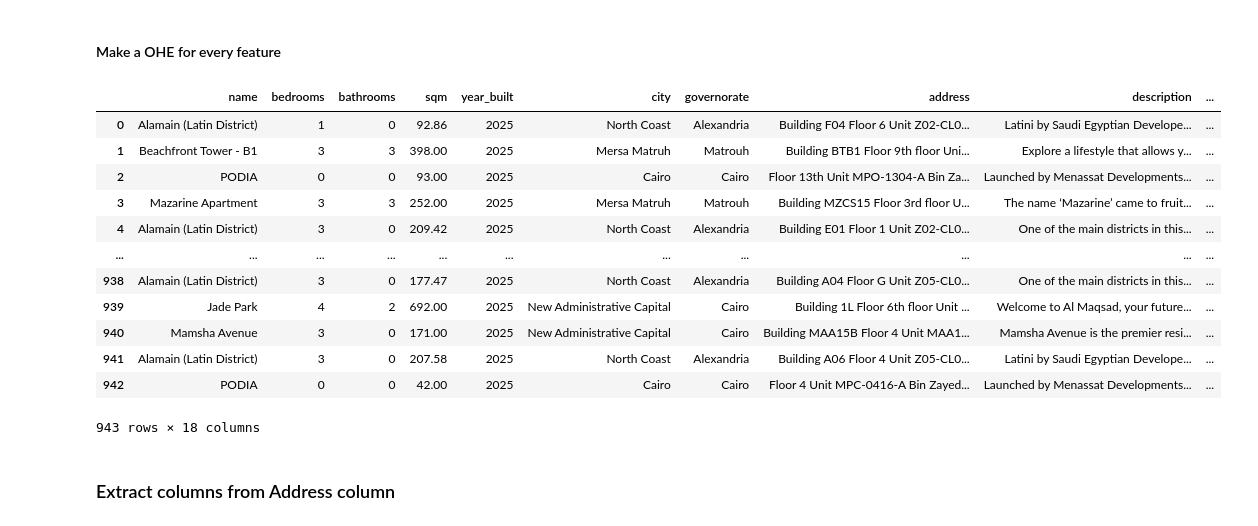
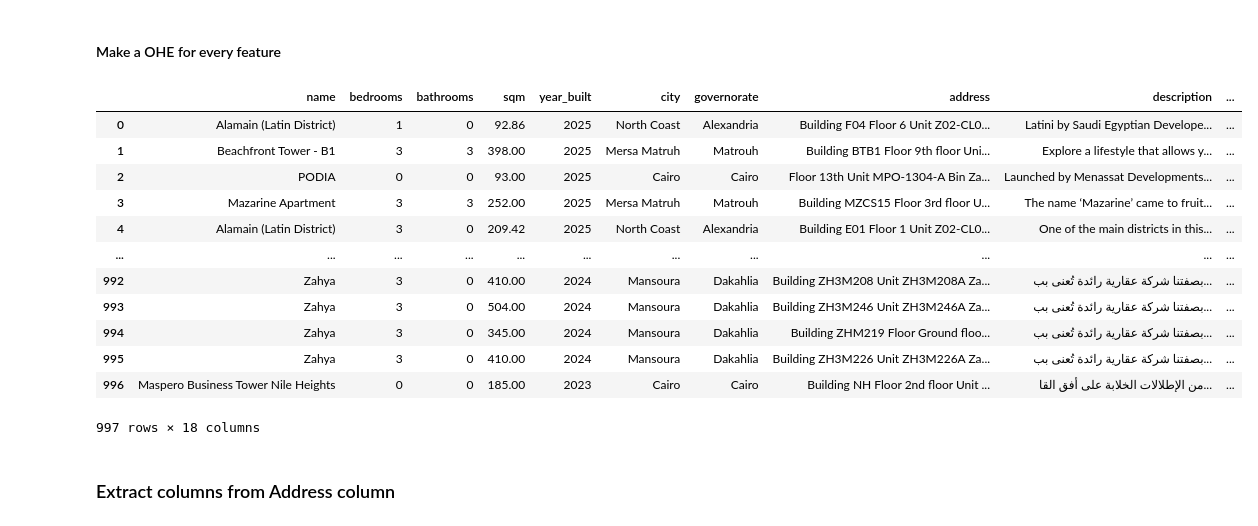
Before and after one commit to MinaAlberDS/Codveda-Internship, a Jupyter notebook: Level 1/Task 2/Data_cleaning.ipynb, the cells around one changed output. Cells and saved outputs as stored; diff of their text form; code cells hidden in the pictures.

```diff
--- a/Level 1/Task 2/Data_cleaning.ipynb
+++ b/Level 1/Task 2/Data_cleaning.ipynb
@@ -12,7 +12,7 @@ import numpy as np
 pd.set_option("display.max_columns", None)
 
 # load the collected data
-re_df = pd.read_csv(r"D:\Data science project\Data science\Codveda-internship\Level 1\Task 1\real_estates_data(new).csv")
+re_df = pd.read_csv(r"D:\Programming\Data_science\Codveda-Internship\Level 1\Task 1\real_estates_data_except_2025.csv")
 
 # Preview the data
 print("The Real Estates data")
@@ -197,11 +219,23 @@ array(['Apartment', 'Office', 'Retail', 'Twinhouse', 'Villa', 'Townhouse',
 # %% [markdown]
 Combine some of them to reduce the dummy variables
 # %%
+### Combine sub types
+
 re_df["propertySubType"].replace(["Twinhouse", "Townhouse"], "Attached Houses", inplace=True)
 re_df["propertySubType"].replace(["Apartment", "Penthouse", "Duplex"], "Apartment", inplace=True)
 re_df["propertySubType"].replace(["Retail", 'Retail Building/Mall'], "Retail", inplace=True)
 re_df["propertySubType"].replace("property.Types.CABANA", "Cabana", inplace=True)
+
+# Replace Arabic sub types to English ones
 re_df["propertySubType"].replace("Office", "Office (Commercial - Professional)")
+re_df["propertySubType"].replace({
+    "توين هاوس": "Attached Houses",
+    "تاون هاوس": "Attached Houses",
+    "فيلا": "Villa",
+    "مبنى البيع بالتجزئة / مول": "Retail",
+    "مكتب": "Office",
+    "محل تجاري": "Retail"
+}, inplace=True)
 
 re_df["propertySubType"].unique()
 # %% [output]
@@ -270,36 +315,48 @@ Name: count, dtype: int64
 #### Make a OHE for every feature
 # %%
 # Combine features into grouped columns
-main_facilities = ['Electricity Available', 'Water Available', 'Natural Gas Available', 'Sewer Available', 'Cable Available', 'Phone Available']
-security_features = ['24 Hour Security', 'Gate Community', 'Security Gate', 'Building Security', 'Security Guard', 'Gated with Guard']
-parking_safety = ['Secured Garage/Parking', 'Fire Alarm', 'Fire Escape']
-building_facilities = ["Elevator(s)", 'Lobby']
-other_features = ['Other', 'Bathrooms']
+main_facilities = [
+    'Electricity Available', 'Water Available', 'Natural Gas Available', 'Sewer Available',
+    'Cable Available', 'Phone Available', 'الكهرباء متاحة'
+]
+security_features = [
+    '24 Hour Security', 'Gate Community', 'Security Gate', 'Building Security', 'Security Guard',
+    'Gated with Guard', 'أمن 24 ساعة', 'مجتمع مسور'
+]
+parking_safety = [
+    'Secured Garage/Parking', 'Fire Alarm', 'Fire Escape'
+]
+building_facilities = [
+    "Elevator(s)", 'Lobby', 'اللوبي'
+]
+other_features = [
+    'Other', 'Bathrooms', 'أخرى'
+]
 
 re_df['has_main_facilities'] = re_df['features'].apply(lambda x: int(any(f in x for f in main_facilities))) # create main facilities column
 re_df['has_security_features'] = re_df['features'].apply(lambda x: int(any(f in x for f in security_features))) # security features
 re_df['has_parking_safety'] = re_df['features'].apply(lambda x: int(any(f in x for f in parking_safety))) # parking, and safety
 re_df['has_building_facilities'] = re_df['features'].apply(lambda x: int(any(f in x for f in building_facilities))) # building features
 re_df['has_other_features'] = re_df['features'].apply(lambda x: int(any(f in x for f in other_features))) # other features
 
 # drop the features column
 re_df.drop("features", axis = 1, inplace=True)
 
 re_df
 # %% [output]
 |  | name | bedrooms | bathrooms | sqm | year_built | city | governorate | address | description | ... |
 | 0 | Alamain (Latin District) | 1 | 0 | 92.86 | 2025 | North Coast | Alexandria | Building F04 Floor 6 Unit Z02-CL0... | Latini by Saudi Egyptian Develope... | ... |
 | 1 | Beachfront Tower - B1 | 3 | 3 | 398.00 | 2025 | Mersa Matruh | Matrouh | Building BTB1 Floor 9th floor Uni... | Explore a lifestyle that allows y... | ... |
 | 2 | PODIA | 0 | 0 | 93.00 | 2025 | Cairo | Cairo | Floor 13th Unit MPO-1304-A Bin Za... | Launched by Menassat Developments... | ... |
 | 3 | Mazarine Apartment | 3 | 3 | 252.00 | 2025 | Mersa Matruh | Matrouh | Building MZCS15 Floor 3rd floor U... | The name ‘Mazarine’ came to fruit... | ... |
 | 4 | Alamain (Latin District) | 3 | 0 | 209.42 | 2025 | North Coast | Alexandria | Building E01 Floor 1 Unit Z02-CL0... | One of the main districts in this... | ... |
 | ... | ... | ... | ... | ... | ... | ... | ... | ... | ... | ... |
-| 938 | Alamain (Latin District) | 3 | 0 | 177.47 | 2025 | North Coast | Alexandria | Building A04 Floor G Unit Z05-CL0... | One of the main districts in this... | ... |
-| 939 | Jade Park | 4 | 2 | 692.00 | 2025 | New Administrative Capital | Cairo | Building 1L Floor 6th floor Unit ... | Welcome to Al Maqsad, your future... | ... |
-| 940 | Mamsha Avenue | 3 | 0 | 171.00 | 2025 | New Administrative Capital | Cairo | Building MAA15B Floor 4 Unit MAA1... | Mamsha Avenue is the premier resi... | ... |
-| 941 | Alamain (Latin District) | 3 | 0 | 207.58 | 2025 | North Coast | Alexandria | Building A06 Floor 4 Unit Z05-CL0... | Latini by Saudi Egyptian Develope... | ... |
-| 942 | PODIA | 0 | 0 | 42.00 | 2025 | Cairo | Cairo | Floor 4 Unit MPC-0416-A Bin Zayed... | Launched by Menassat Developments... | ... |
+| 992 | Zahya | 3 | 0 | 410.00 | 2024 | Mansoura | Dakahlia | Building ZH3M208 Unit ZH3M208A Za... | بصفتنا شركة عقارية رائدة تُعنى بب... | ... |
+| 993 | Zahya | 3 | 0 | 504.00 | 2024 | Mansoura | Dakahlia | Building ZH3M246 Unit ZH3M246A Za... | بصفتنا شركة عقارية رائدة تُعنى بب... | ... |
+| 994 | Zahya | 3 | 0 | 345.00 | 2024 | Mansoura | Dakahlia | Building ZHM219 Floor Ground floo... | بصفتنا شركة عقارية رائدة تُعنى بب... | ... |
+| 995 | Zahya | 3 | 0 | 410.00 | 2024 | Mansoura | Dakahlia | Building ZH3M226 Unit ZH3M226A Za... | بصفتنا شركة عقارية رائدة تُعنى بب... | ... |
+| 996 | Maspero Business Tower Nile Heights | 0 | 0 | 185.00 | 2023 | Cairo | Cairo | Building NH Floor 2nd floor Unit ... | من الإطلالات الخلابة على أفق القا... | ... |
-943 rows × 18 columns
+997 rows × 18 columns
 # %% [markdown]
 ### Extract columns from Address column
 # %% [markdown]
```
Also changed, not shown: parts of 47 cells of this notebook, 9 other files.
